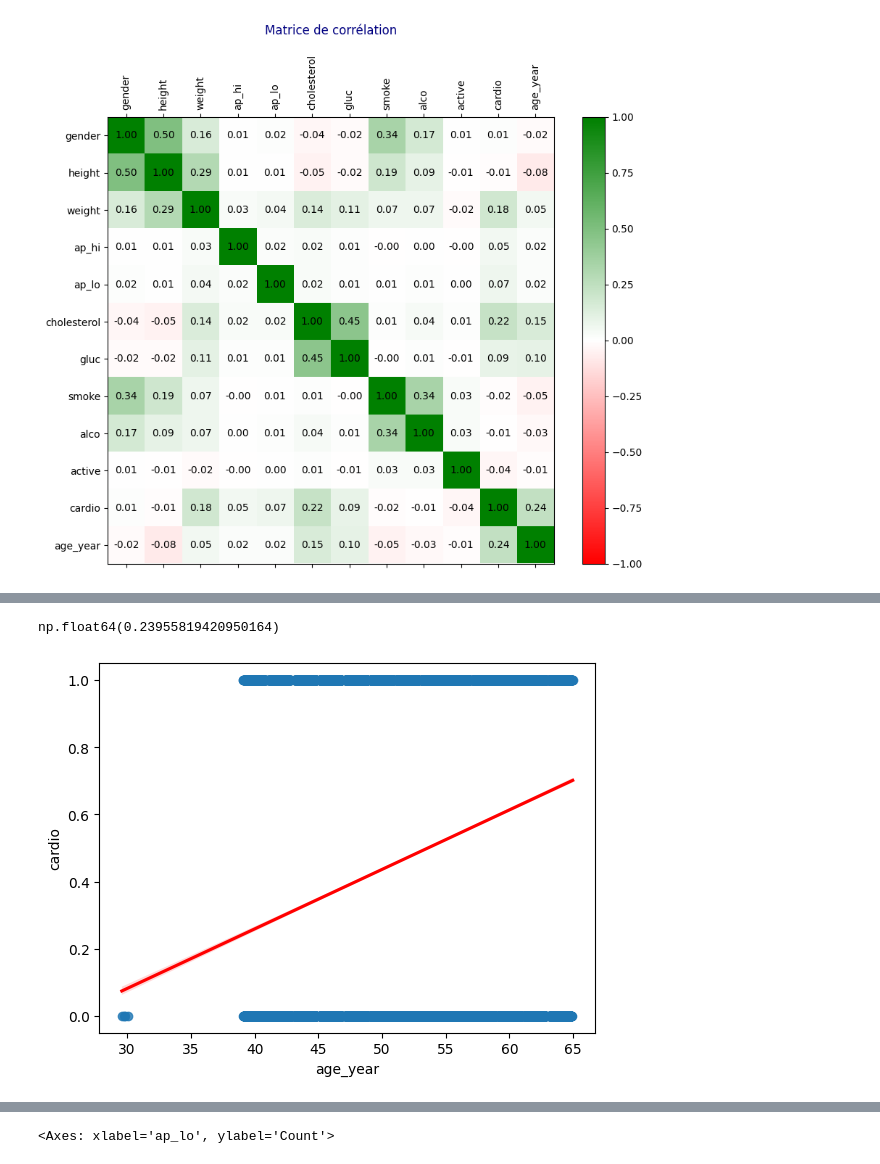
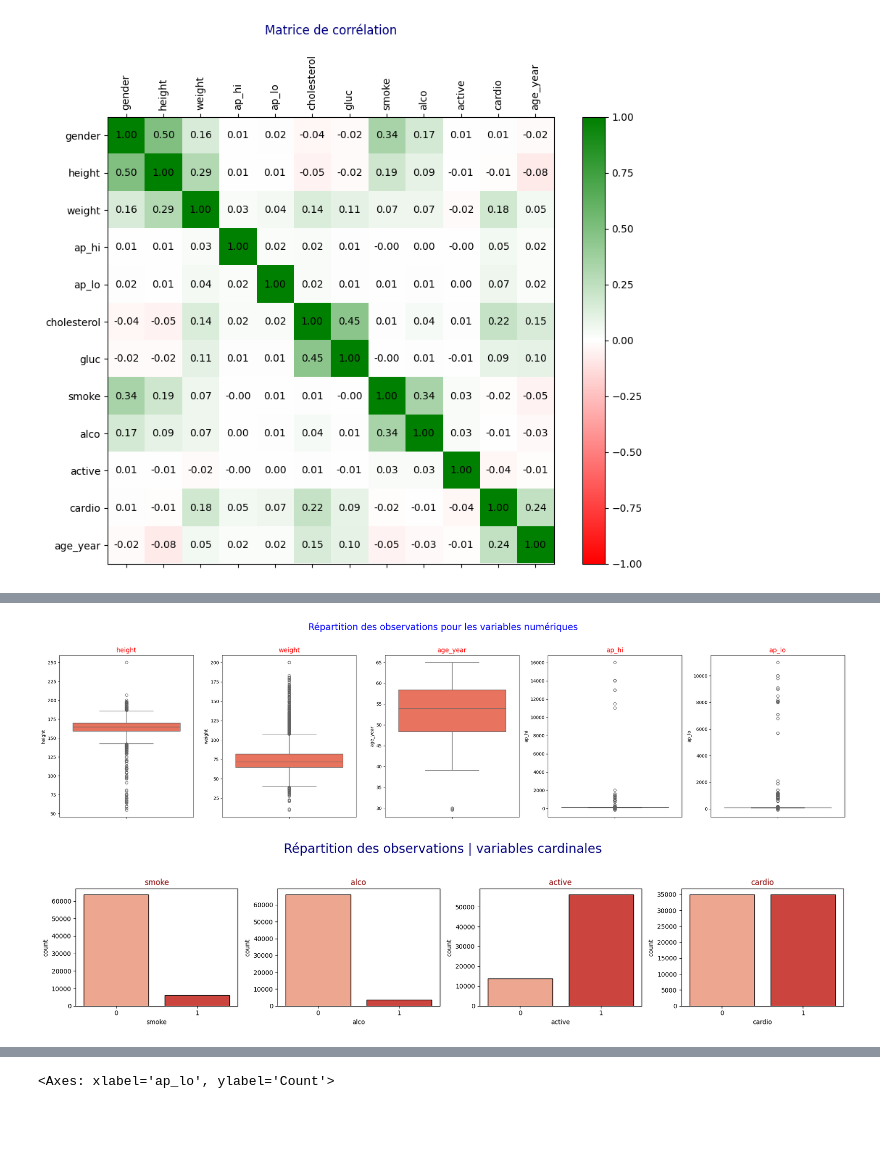
Before and after one commit to sulivan-moreau/cardio-vasc-risks, a Jupyter notebook: visualization.ipynb, the cells around one changed output, grey strips where cells are left out. Drawn from its saved outputs; the diff is of its cells as text; code cells hidden in the pictures; blank space fills up the shorter version.

```diff
--- a/visualization.ipynb
+++ b/visualization.ipynb
@@ -136,6 +60,31 @@ np.float64(0.33741852644491266)
-# %%
-sns.regplot(x=df['age_year'], y=df['cardio'], line_kws={"color": "red"} )
-df['age_year'].corr(df['cardio'])
-# %% [output]
-np.float64(0.23955819420950164)
-[figure, removed]
+# %%
+df_numerical = ['height', 'weight', 'age_year', 'ap_hi', 'ap_lo']
+df_cardinal = ['smoke', 'alco', 'active', 'cardio', 'gender']
+df_ordinal = ['cholesterol', 'gluc']
+# %%
+fig, axes = plt.subplots(1, len(df_numerical), figsize=(5 * len(df_numerical), 6))
+
+for ax, col in zip(axes, df_numerical):
+    sns.boxplot(y=df[col], ax=ax, color='tomato')
+    ax.set_title(col, fontsize=14, color='red')
+
+plt.suptitle("Répartition des observations pour les variables numériques", fontsize=20, color="blue", y=1.03)
+plt.tight_layout()
+# %% [output]
+[figure, added]
+# %%
+fig, axes = plt.subplots(1, 4, figsize=(18, 4))
+
+for ax, col in zip(axes, df_cardinal):
+    sns.countplot(x=col, data=df, hue=col, palette='Reds', legend=False, ax=ax)
+    ax.set_title(col, color='darkred')
+
+    # Ajouter une bordure noire aux barres
+    for patch in ax.patches:
+        patch.set_edgecolor('black')
+        patch.set_linewidth(1)
+
+plt.suptitle("Répartition des observations | variables cardinales", fontsize=20, color='navy', y=1.05)
+plt.tight_layout()
+# %% [output]
+[figure, added]
```
Also changed, not shown: parts of 15 cells of this notebook, 1 other file.
